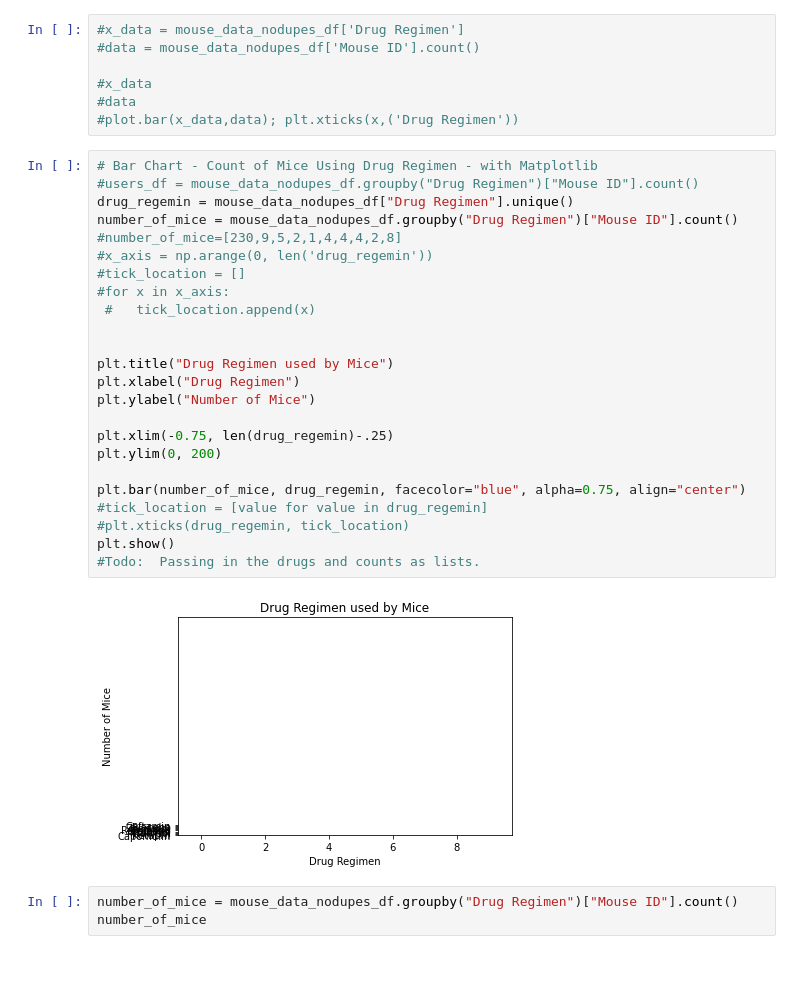
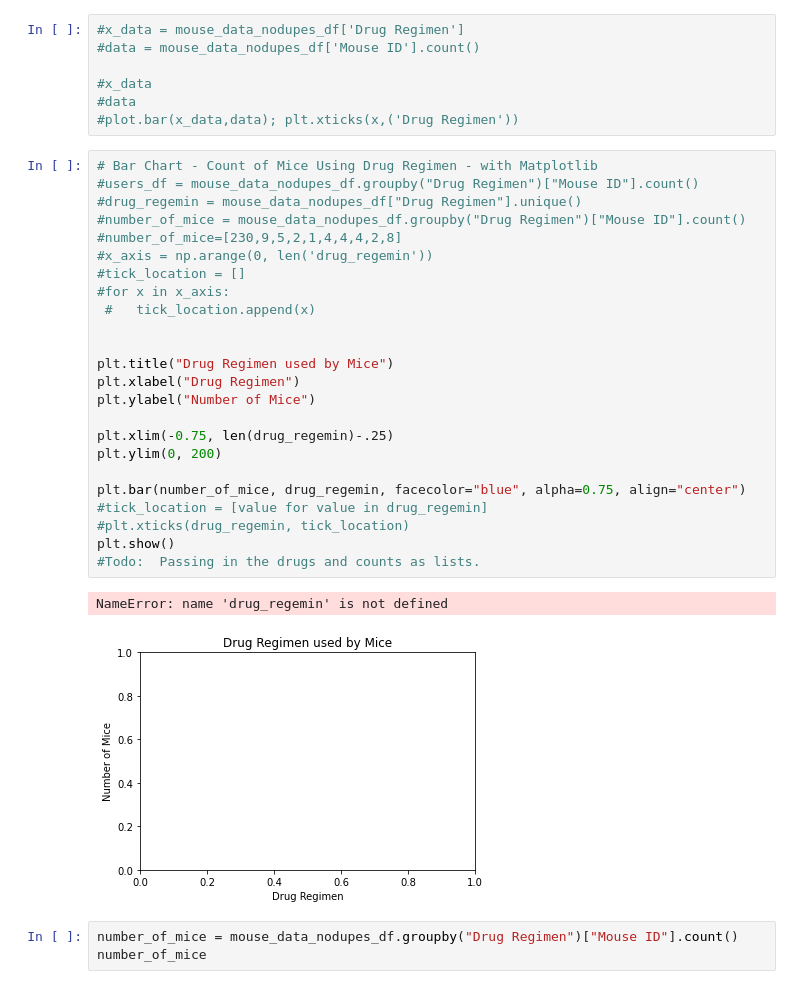
Before and after one commit to rmaher314/HW5_Matplotlib, a Jupyter notebook: pymaceuticals_starter.ipynb, the cells around one changed output. Saved outputs shown, nothing was run; the diff lists cells and outputs as text.

Commit message:
Cleaning up datasets and got the individual drugs ready for the box plots

```diff
--- a/pymaceuticals_starter.ipynb
+++ b/pymaceuticals_starter.ipynb
@@ -147,29 +147,30 @@ plt.show()
 # %%
 # Bar Chart - Count of Mice Using Drug Regimen - with Matplotlib
 #users_df = mouse_data_nodupes_df.groupby("Drug Regimen")["Mouse ID"].count()
-drug_regemin = mouse_data_nodupes_df["Drug Regimen"].unique()
-number_of_mice = mouse_data_nodupes_df.groupby("Drug Regimen")["Mouse ID"].count()
+#drug_regemin = mouse_data_nodupes_df["Drug Regimen"].unique()
+#number_of_mice = mouse_data_nodupes_df.groupby("Drug Regimen")["Mouse ID"].count()
 #number_of_mice=[230,9,5,2,1,4,4,4,2,8]
 #x_axis = np.arange(0, len('drug_regemin'))
 #tick_location = []
 #for x in x_axis:
  #   tick_location.append(x)
 
 
 plt.title("Drug Regimen used by Mice")
 plt.xlabel("Drug Regimen")
 plt.ylabel("Number of Mice")
 
 plt.xlim(-0.75, len(drug_regemin)-.25)
 plt.ylim(0, 200)
 
 plt.bar(number_of_mice, drug_regemin, facecolor="blue", alpha=0.75, align="center")
 #tick_location = [value for value in drug_regemin]
 #plt.xticks(drug_regemin, tick_location)
 plt.show()
 #Todo:  Passing in the drugs and counts as lists.
 # %% [output]
+NameError: name 'drug_regemin' is not defined
-[figure, old version]
+[figure, new version]
 # %%
 number_of_mice = mouse_data_nodupes_df.groupby("Drug Regimen")["Mouse ID"].count()
 number_of_mice
```
Also changed, not shown: parts of 10 cells of this notebook.
